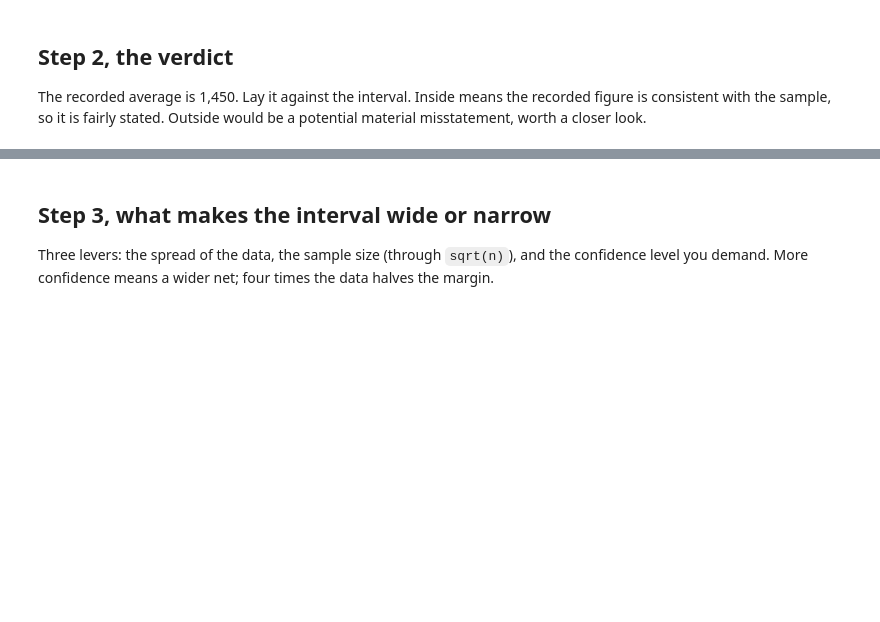
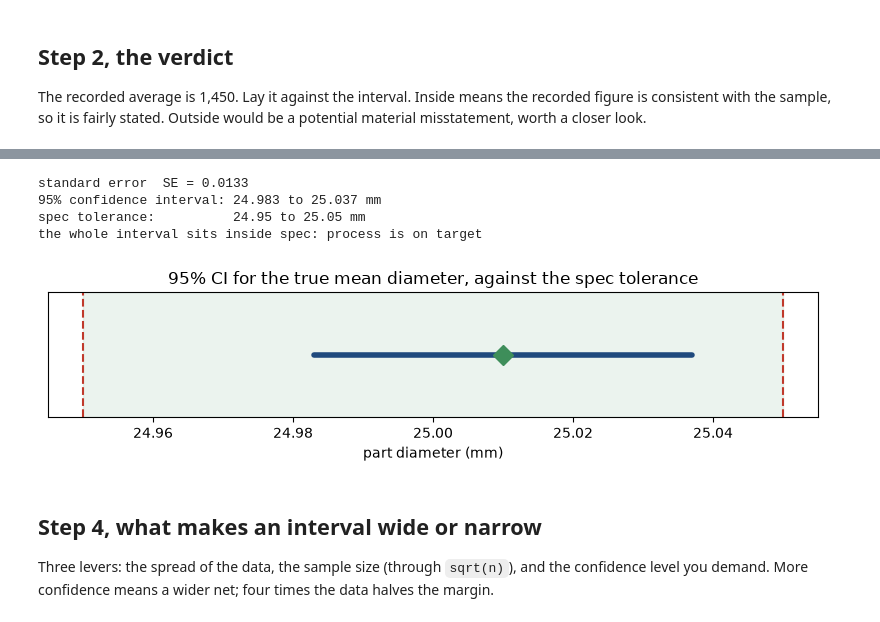
Before and after one commit to eoinlane/BUU33803-student-notebooks, a Jupyter notebook: bu7852/session4/Session4_Demo_ConfidenceIntervals.ipynb, the cells around one changed output, grey strips where cells are left out. Saved outputs shown, nothing was run; the diff lists cells and outputs as text; code cells hidden in the pictures; blank space fills up the shorter version.

```diff
--- a/bu7852/session4/Session4_Demo_ConfidenceIntervals.ipynb
+++ b/bu7852/session4/Session4_Demo_ConfidenceIntervals.ipynb
@@ -37,5 +49,40 @@ for recorded in (1450, 1560):
+# %%
+import matplotlib.pyplot as plt
+
+part_target, part_tol = 25.00, 0.05
+part_mean, part_sd, part_n = 25.01, 0.08, 36
+
+part_se = part_sd / np.sqrt(part_n)
+part_tstar = stats.t.ppf(0.975, df=part_n - 1)
+part_margin = part_tstar * part_se
+part_lo, part_hi = part_mean - part_margin, part_mean + part_margin
+spec_lo, spec_hi = part_target - part_tol, part_target + part_tol
+
+print(f'standard error  SE = {part_se:.4f}')
+print(f'95% confidence interval: {part_lo:.3f} to {part_hi:.3f} mm')
+print(f'spec tolerance:          {spec_lo:.2f} to {spec_hi:.2f} mm')
+
+inside_spec = spec_lo <= part_lo and part_hi <= spec_hi
+print('the whole interval sits inside spec: process is on target' if inside_spec
+      else 'part of the interval falls outside spec: the process may need adjustment')
+
+plt.figure(figsize=(8, 2.2))
+plt.axvspan(spec_lo, spec_hi, color='#3E8E5A', alpha=0.1)
+plt.axvline(spec_lo, color='#C0392B', ls='--')
+plt.axvline(spec_hi, color='#C0392B', ls='--')
+plt.plot([part_lo, part_hi], [0, 0], color='#1F497D', lw=4, solid_capstyle='round')
+plt.plot(part_mean, 0, 'D', color='#3E8E5A', ms=10)
+plt.yticks([]); plt.xlabel('part diameter (mm)')
+plt.title('95% CI for the true mean diameter, against the spec tolerance')
+plt.tight_layout(); plt.show()
+# %% [output]
+standard error  SE = 0.0133
+95% confidence interval: 24.983 to 25.037 mm
+spec tolerance:          24.95 to 25.05 mm
+the whole interval sits inside spec: process is on target
+[figure, added]
 # %% [markdown]
-## Step 3, what makes the interval wide or narrow
+## Step 4, what makes an interval wide or narrow
 
 Three levers: the spread of the data, the sample size (through `sqrt(n)`), and the confidence level you demand. More confidence means a wider net; four times the data halves the margin.
 # %%
```
Also changed, not shown: parts of 8 cells of this notebook, 2 other files.
